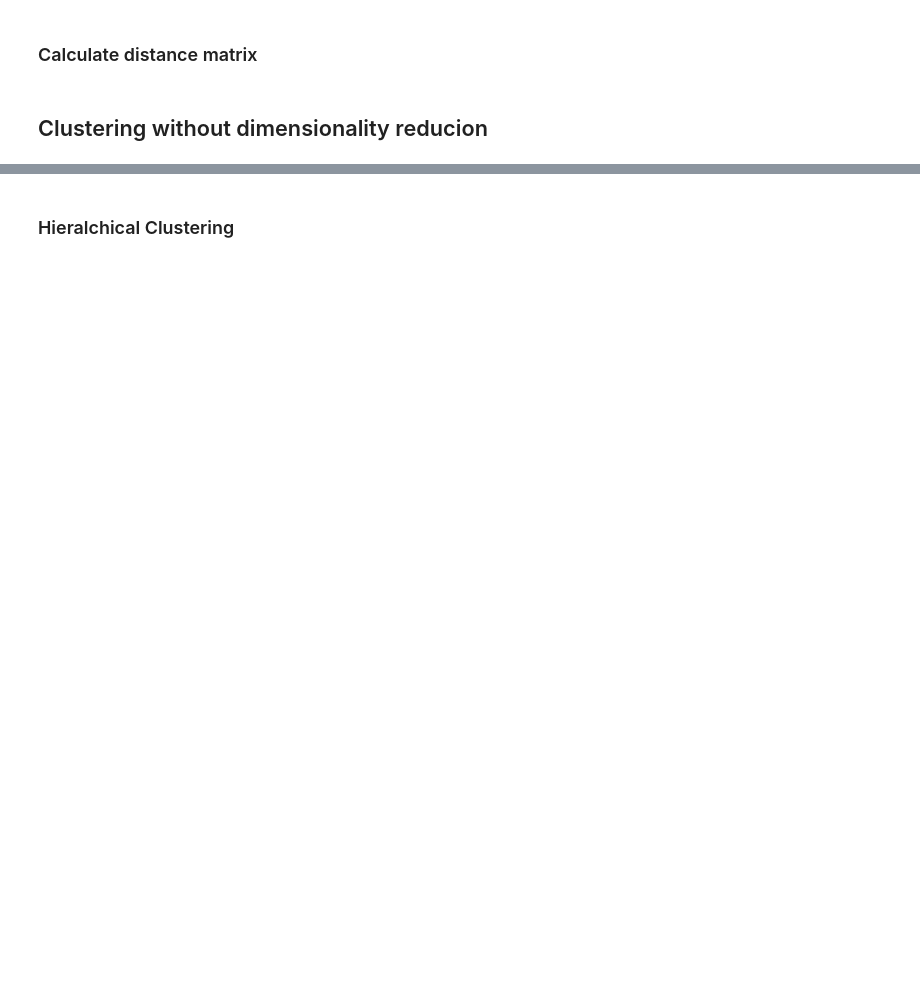
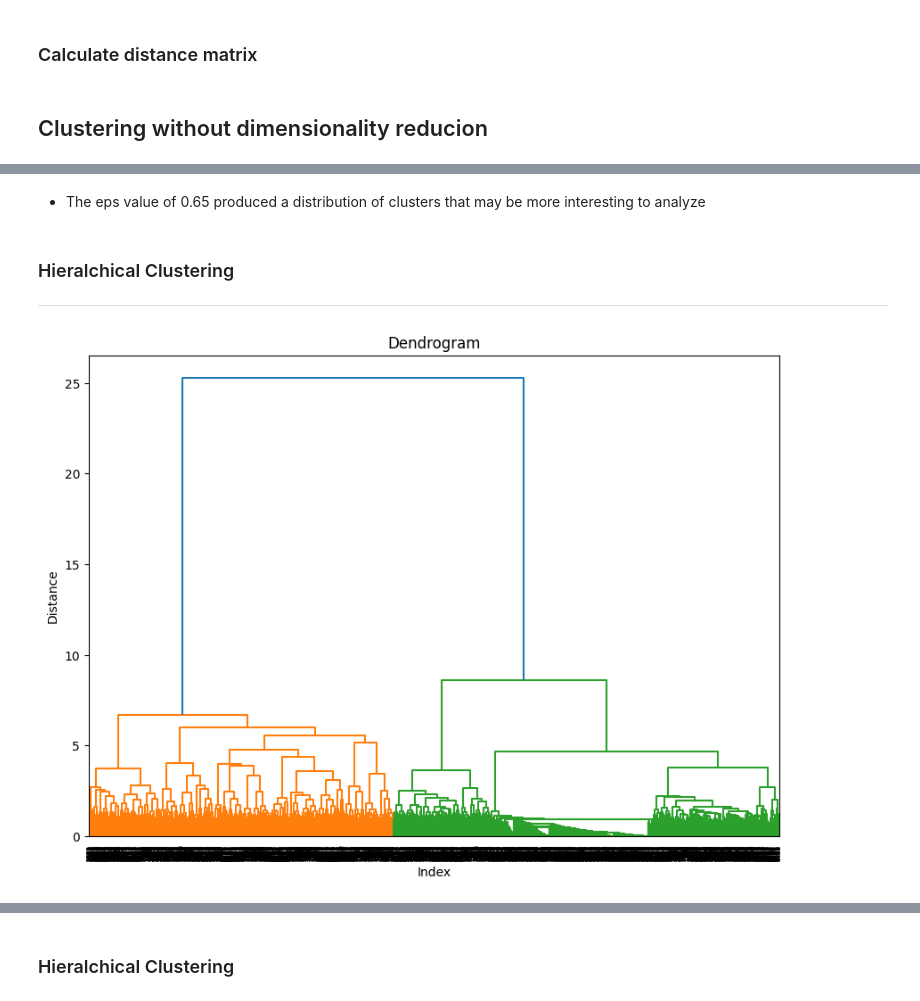
Before and after one commit to MariaLuizaCw/data-mining, a Jupyter notebook: project4/clustering.ipynb, the cells around one changed output, grey strips where cells are left out. Drawn from its saved outputs; the diff is of its cells as text; code cells hidden in the pictures; blank space fills up the shorter version.

Commit message:
analyse clusters

```diff
--- a/project4/clustering.ipynb
+++ b/project4/clustering.ipynb
@@ -222,10 +219,10 @@ Index([], dtype='int64', name='userId')
 scaler = StandardScaler()
 
 # Fit and transform the ratings matrix
-normalized_ratings = scaler.fit_transform(movie_ratings_matrix)
+normalized_ratings = scaler.fit_transform(movie_ratings_filtered)
 
 # Convert the normalized array back to DataFrame
-normalized_df = pd.DataFrame(normalized_ratings, index=movie_ratings_matrix.index, columns=movie_ratings_matrix.columns)
+normalized_df = pd.DataFrame(normalized_ratings, index=movie_ratings_filtered.index, columns=movie_ratings_filtered.columns)
 
 
 normalized_df.head()
@@ -288,0 +277,23 @@ pd.Series(clusters).value_counts()
+# %% [markdown]
+- The eps value of 0.65 produced a distribution of clusters that may be more interesting to analyze
+# %% [markdown]
+### Hieralchical Clustering
+<hr/>
+# %%
+from scipy.spatial.distance import squareform
+from scipy.cluster.hierarchy import dendrogram, linkage
+condensed_distance_matrix = squareform(np.round(df_distancias_cosine, 5))
+
+# Perform hierarchical clustering using linkage
+Z = linkage(condensed_distance_matrix, method='ward')
+# %%
+
+# Plot the dendrogram
+plt.figure(figsize=(10, 7))
+plt.title("Dendrogram")
+dendrogram(Z)
+plt.xlabel("Index")
+plt.ylabel("Distance")
+plt.show()
+# %% [output]
+[figure, added]
```
Also changed, not shown: parts of 67 cells of this notebook.
